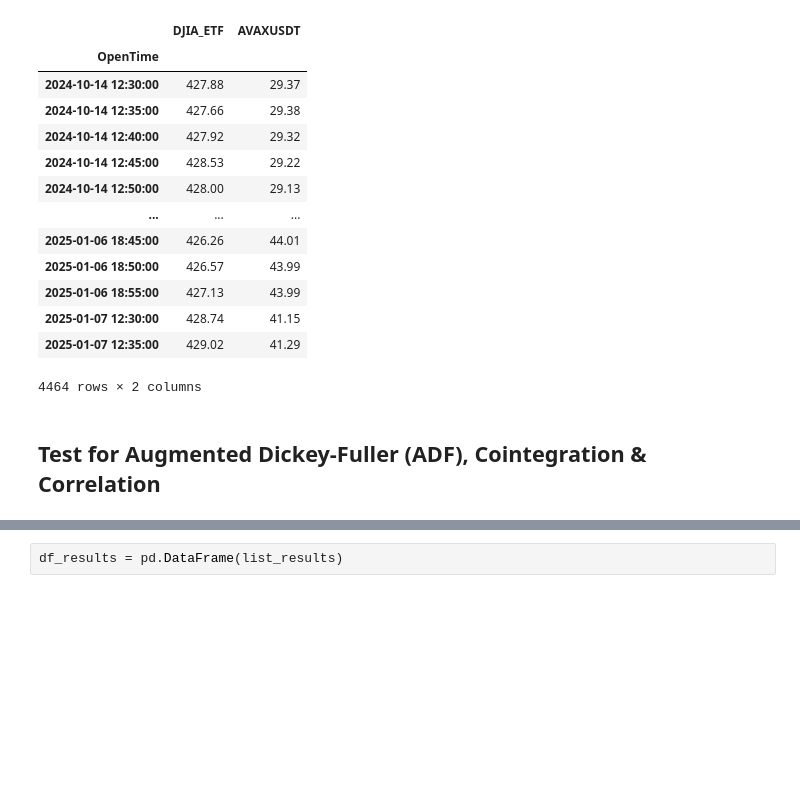
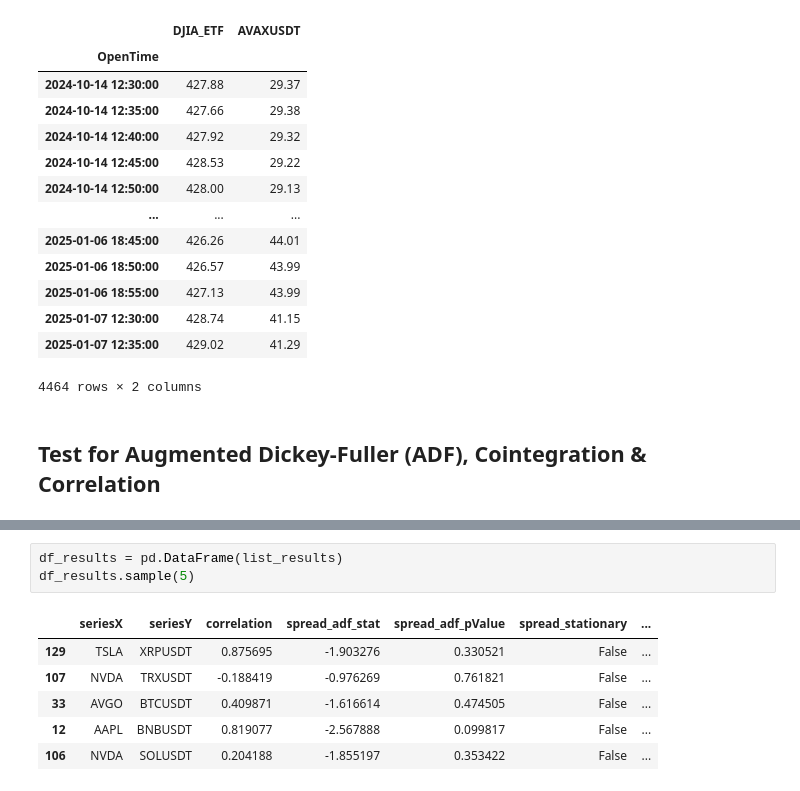
Before and after one commit to nite4/mscfe-masters-project, a Jupyter notebook: src/read_process_raw.ipynb, the cells around one changed output, grey strips where cells are left out. Drawn from its saved outputs; the diff is of its cells as text; blank space fills up the shorter version.

```diff
--- a/src/read_process_raw.ipynb
+++ b/src/read_process_raw.ipynb
@@ -271,3 +358,11 @@ Wall time: 13.8 s
 # %%
 df_results = pd.DataFrame(list_results)
+df_results.sample(5)
+# %% [output]
+|  | seriesX | seriesY | correlation | spread_adf_stat | spread_adf_pValue | spread_stationary | ... |
+| 129 | TSLA | XRPUSDT | 0.875695 | -1.903276 | 0.330521 | False | ... |
+| 107 | NVDA | TRXUSDT | -0.188419 | -0.976269 | 0.761821 | False | ... |
+| 33 | AVGO | BTCUSDT | 0.409871 | -1.616614 | 0.474505 | False | ... |
+| 12 | AAPL | BNBUSDT | 0.819077 | -2.567888 | 0.099817 | False | ... |
+| 106 | NVDA | SOLUSDT | 0.204188 | -1.855197 | 0.353422 | False | ... |
 # %%
```
Also changed, not shown: parts of 18 cells of this notebook.
